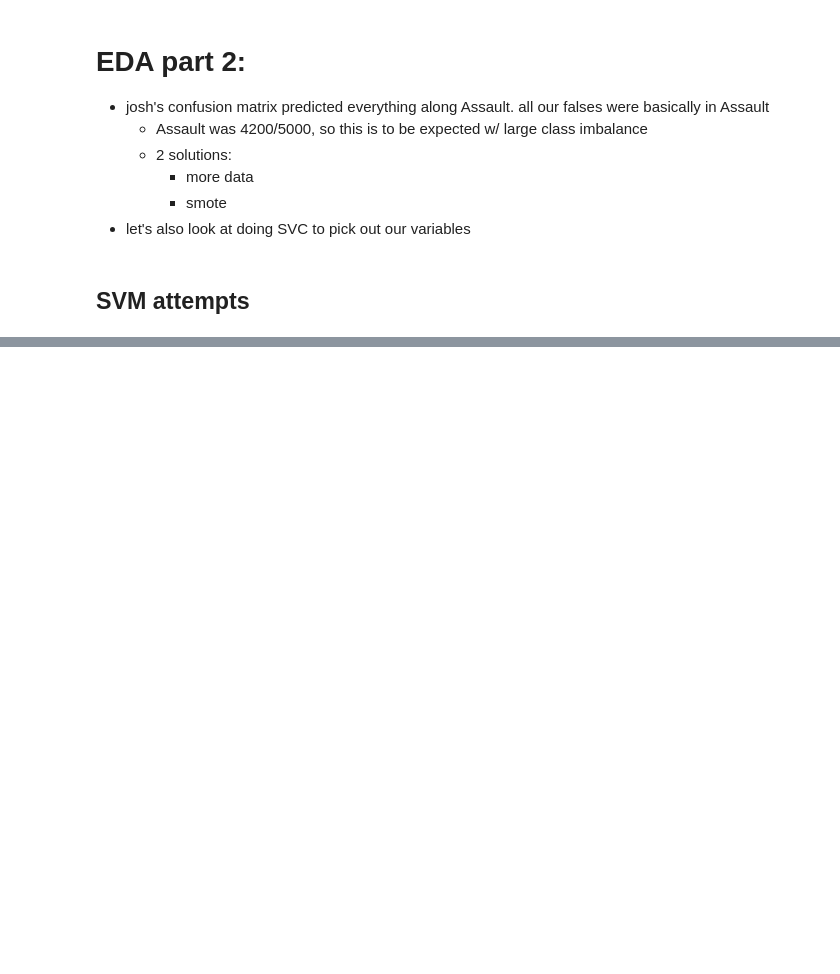
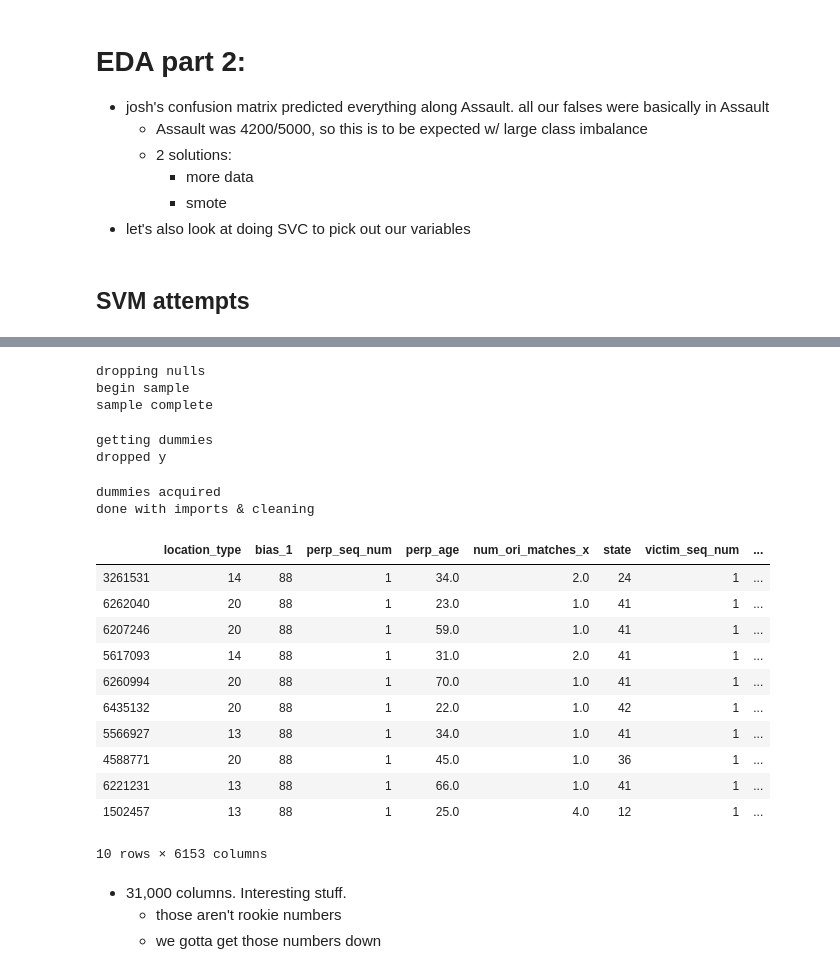
Before and after one commit to mcleverley/crimes_NIBRS_2016, a Jupyter notebook: eda_2.ipynb, the cells around one changed output, grey strips where cells are left out. Drawn from its saved outputs; the diff is of its cells as text; code cells hidden in the pictures; blank space fills up the shorter version.

```diff
--- a/eda_2.ipynb
+++ b/eda_2.ipynb
@@ -25,0 +42,2 @@ df = df.drop(['Unnamed: 0','state_y','state_x'], axis=1) # drop unneeded cols
+# %%
+storage = df # store a copy to save time re-importing
@@ -26,27 +87,57 @@ df = df.drop(['Unnamed: 0','state_y','state_x'], axis=1) # drop unneeded cols
+# %%
+df = storage
 # %%
+print('dropping nulls')
+df = df.dropna()
+
 print('begin sample')
 # sample down to 30k
-df = df.sample(30000, random_state=1)
+df = df.sample(5000, random_state=1)
 print('sample complete')
 # drop nulls?
-print('dropping nulls')
-df = df.dropna()
+# %% [output]
+dropping nulls
+begin sample
+sample complete
+# %%
+# df with dummies
+print('getting dummies')
+# remove Y to avoid Y dummies
+target = df['UCR_code']
+df = df.drop('UCR_code',axis=1)
+print('dropped y')
+# %% [output]
+getting dummies
+dropped y
 # %%
+# dummify
 
-
-
-
-
-# df with dummies
-print('getting dummies')
-# remove Y to avoid Y dummies
-target = df['UCR_code']
-df = df.drop('UCR_code',axis=1)
-
-# dummify
 df = pd.get_dummies(df,drop_first=True)
-
+print('dummies acquired')
 features = list(df.columns) # get dummy list
 
 df['UCR_code'] = target # this should replace the original undummied Y
 print('done with imports & cleaning')
+# %% [output]
+dummies acquired
+done with imports & cleaning
+# %%
+
+df.head(10)
+# %% [output]
+|  | location_type | bias_1 | perp_seq_num | perp_age | num_ori_matches_x | state | victim_seq_num | ... |
+| 3261531 | 14 | 88 | 1 | 34.0 | 2.0 | 24 | 1 | ... |
+| 6262040 | 20 | 88 | 1 | 23.0 | 1.0 | 41 | 1 | ... |
+| 6207246 | 20 | 88 | 1 | 59.0 | 1.0 | 41 | 1 | ... |
+| 5617093 | 14 | 88 | 1 | 31.0 | 2.0 | 41 | 1 | ... |
+| 6260994 | 20 | 88 | 1 | 70.0 | 1.0 | 41 | 1 | ... |
+| 6435132 | 20 | 88 | 1 | 22.0 | 1.0 | 42 | 1 | ... |
+| 5566927 | 13 | 88 | 1 | 34.0 | 1.0 | 41 | 1 | ... |
+| 4588771 | 20 | 88 | 1 | 45.0 | 1.0 | 36 | 1 | ... |
+| 6221231 | 13 | 88 | 1 | 66.0 | 1.0 | 41 | 1 | ... |
+| 1502457 | 13 | 88 | 1 | 25.0 | 4.0 | 12 | 1 | ... |
+10 rows × 6153 columns
+# %% [markdown]
+- 31,000 columns. Interesting stuff.
+    - those aren't rookie numbers
+    - we gotta get those numbers down
```
Also changed, not shown: parts of 48 cells of this notebook, 4 other files.
